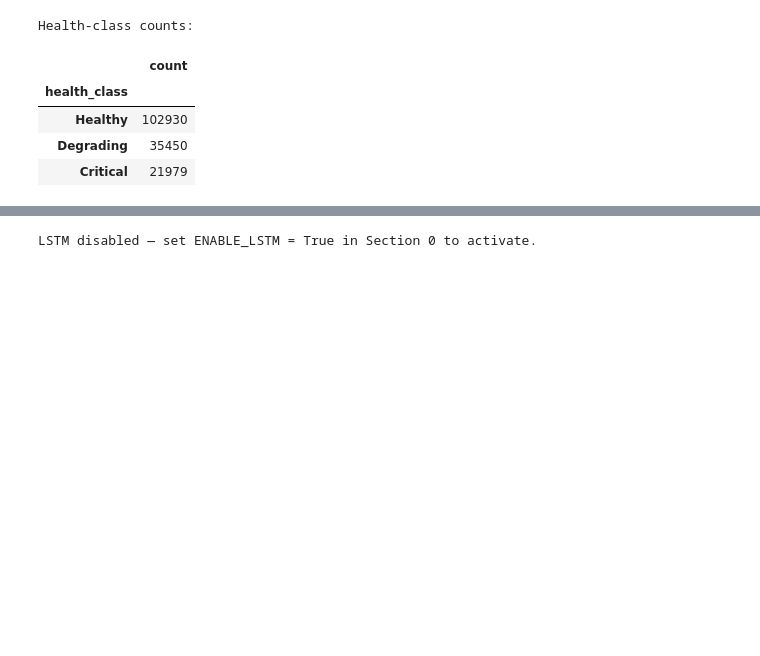
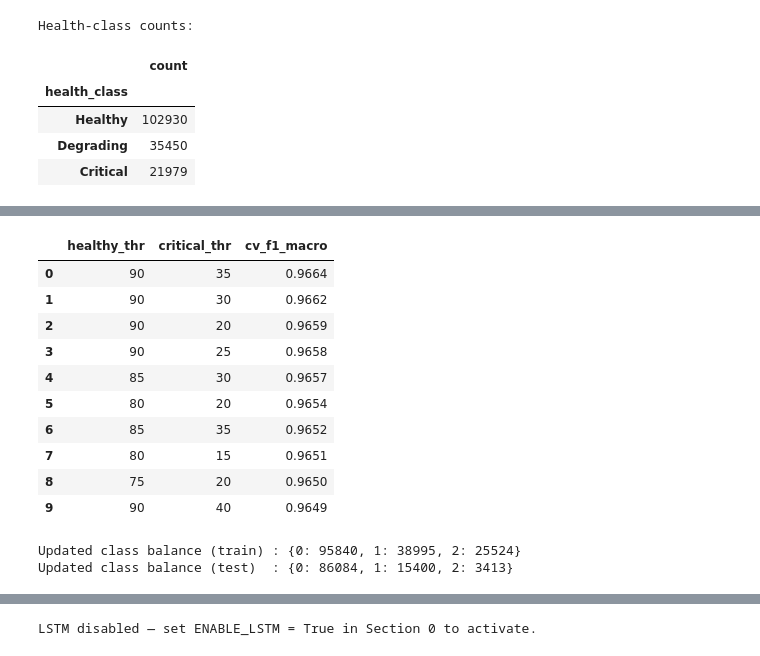
Before and after one commit to Dingding1996/predictive-maintenance-rul, a Jupyter notebook: PredictiveMaintenance_Training.ipynb, the cells around one changed output, grey strips where cells are left out. Drawn from its saved outputs; the diff is of its cells as text; code cells hidden in the pictures; blank space fills up the shorter version.

```diff
--- a/PredictiveMaintenance_Training.ipynb
+++ b/PredictiveMaintenance_Training.ipynb
@@ -498,0 +593,66 @@ LSTM sequences — train: (95062, 30, 73)  val: (16776, 30, 73)  test: (27960, 3
+# %%
+# --- 3g. Data-driven threshold search (optional) ---
+# The default thresholds RUL_HEALTHY_VAL=80 / RUL_CRITICAL_VAL=30 are
+# heuristic.  This cell sweeps candidate (healthy_thr, critical_thr) pairs
+# and scores each with a fast ExtraTrees proxy (3-fold StratifiedKFold on a
+# 40% subsample).  Features are computed once above — only y changes.
+#
+# The winning pair overrides y_train and y_test before the FLAML search.
+# Set ENABLE_THRESHOLD_SEARCH = False in Section 0 to skip.
+
+if ENABLE_THRESHOLD_SEARCH:
+    capped_rul_tr = df_train_scaled["capped_rul"].values
+    capped_rul_te = df_test_scaled["capped_rul"].values
+
+    # Subsample to keep search fast (~2–4 min for 54 combinations)
+    rng_s  = np.random.default_rng(RANDOM_STATE)
+    n_sub  = int(len(X_train) * THRESHOLD_SEARCH_SAMPLE)
+    idx_s  = rng_s.choice(len(X_train), size=n_sub, replace=False)
+    X_sub  = X_train[idx_s]
+    rul_sub = capped_rul_tr[idx_s]
+
+    probe   = ExtraTreesClassifier(n_estimators=50, random_state=RANDOM_STATE, n_jobs=1)
+    cv_thr  = StratifiedKFold(n_splits=THRESHOLD_SEARCH_FOLDS, shuffle=True, random_state=RANDOM_STATE)
+
+    healthy_grid  = range(55, 95, 5)   # candidate Healthy/Degrading boundaries
+    critical_grid = range(15, 50, 5)   # candidate Degrading/Critical boundaries
+
+    rows = []
+    for h, c in itertools.product(healthy_grid, critical_grid):
+        if h <= c + 10:                # enforce minimum Degrading band of 10 cycles
+            continue
+        y_cand = np.where(rul_sub > h, 0, np.where(rul_sub > c, 1, 2)).astype(int)
+        counts = np.bincount(y_cand, minlength=3)
+        if counts.min() < THRESHOLD_SEARCH_FOLDS:   # need enough samples per fold
+            continue
+        score = cross_val_score(
+            probe, X_sub, y_cand,
+            cv=cv_thr, scoring="f1_macro", n_jobs=1,
+        ).mean()
+        rows.append({"healthy_thr": h, "critical_thr": c, "cv_f1_macro": round(score, 4)})
+
+    thr_results = (
+        pd.DataFrame(rows)
+        .sort_values("cv_f1_macro", ascending=False)
+        .reset_index(drop=True)
+    )
+
+    best_h = int(thr_results.iloc[0]["healthy_thr"])
+    best_c = int(thr_results.iloc[0]["critical_thr"])
+    best_score = thr_results.iloc[0]["cv_f1_macro"]
+
+    print(f"Default  → Healthy > {RUL_HEALTHY_VAL:3d}, Critical ≤ {RUL_CRITICAL_VAL:3d}")
+    print(f"Optimal  → Healthy > {best_h:3d}, Critical ≤ {best_c:3d}  (proxy F1-macro = {best_score:.4f})")
+    print("\nTop 10 threshold combinations:")
+    display(thr_results.head(10))
+
+    # Override y_train and y_test with the data-driven thresholds
+    y_train = np.where(capped_rul_tr > best_h, 0, np.where(capped_rul_tr > best_c, 1, 2)).astype(int)
+    y_test  = np.where(capped_rul_te > best_h, 0, np.where(capped_rul_te > best_c, 1, 2)).astype(int)
+
+    print(f"\nUpdated class balance (train) : {dict(zip(*np.unique(y_train, return_counts=True)))}")
+    print(f"Updated class balance (test)  : {dict(zip(*np.unique(y_test,  return_counts=True)))}")
+
+else:
+    print(f"Threshold search disabled — using defaults: Healthy>{RUL_HEALTHY_VAL}, Critical≤{RUL_CRITICAL_VAL}")
+# %% [output]
@@ -498,0 +663,13 @@ LSTM sequences — train: (95062, 30, 73)  val: (16776, 30, 73)  test: (27960, 3
+|  | healthy_thr | critical_thr | cv_f1_macro |
+| 0 | 90 | 35 | 0.9664 |
+| 1 | 90 | 30 | 0.9662 |
+| 2 | 90 | 20 | 0.9659 |
+| 3 | 90 | 25 | 0.9658 |
+| 4 | 85 | 30 | 0.9657 |
+| 5 | 80 | 20 | 0.9654 |
+| 6 | 85 | 35 | 0.9652 |
+| 7 | 80 | 15 | 0.9651 |
+| 8 | 75 | 20 | 0.9650 |
+| 9 | 90 | 40 | 0.9649 |
+Updated class balance (train) : {0: 95840, 1: 38995, 2: 25524}
+Updated class balance (test)  : {0: 86084, 1: 15400, 2: 3413}
```
Also changed, not shown: parts of 34 cells of this notebook, 8 other files.
